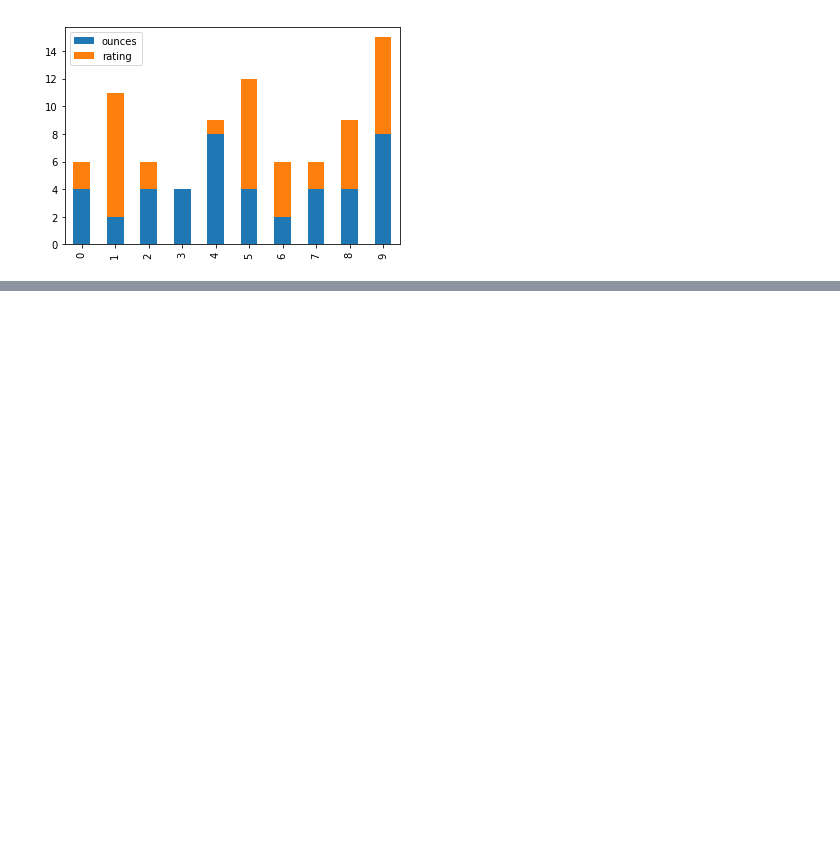
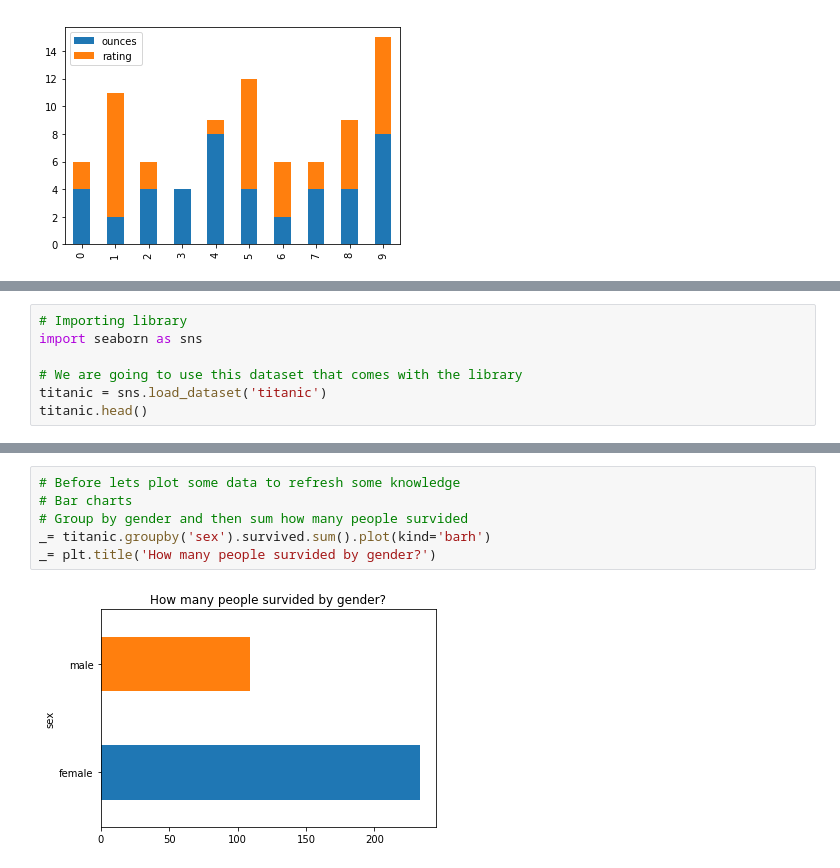
Before and after one commit to danielczz/Statistics-powered-by-Python, a Jupyter notebook: Statistics powered by Python.ipynb, the cells around one changed output, grey strips where cells are left out. Cells and saved outputs as stored; diff of their text form; blank space fills up the shorter version.

Commit message:
Done with plots

```diff
--- a/Statistics powered by Python.ipynb
+++ b/Statistics powered by Python.ipynb
@@ -561,3 +561,10 @@ _= categorical_data.plot.bar(stacked = True)
 link: https://seaborn.pydata.org/
 
 *Seaborn* is a Python data visualization library based on matplotlib. It provides a high-level interface for drawing attractive and informative statistical graphics.
+# %%
+# Importing library
+import seaborn as sns
+
+# We are going to use this dataset that comes with the library
+titanic = sns.load_dataset('titanic')
+titanic.head()
@@ -563,0 +578,8 @@ link: https://seaborn.pydata.org/
+# %%
+# Before lets plot some data to refresh some knowledge
+# Bar charts
+# Group by gender and then sum how many people survided
+_= titanic.groupby('sex').survived.sum().plot(kind='barh')
+_= plt.title('How many people survided by gender?')
+# %% [output]
+[figure, added]
```
Also changed, not shown: parts of 10 cells of this notebook, 1 other file.
